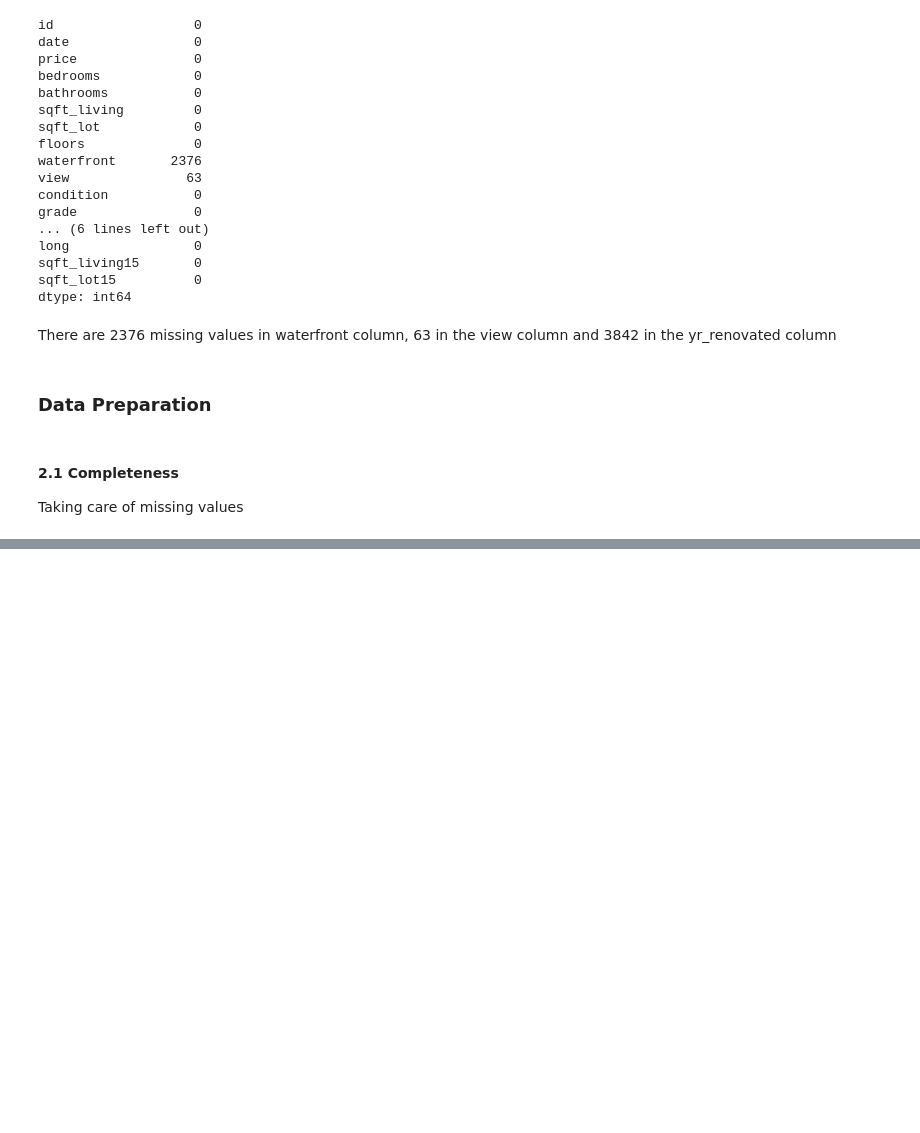
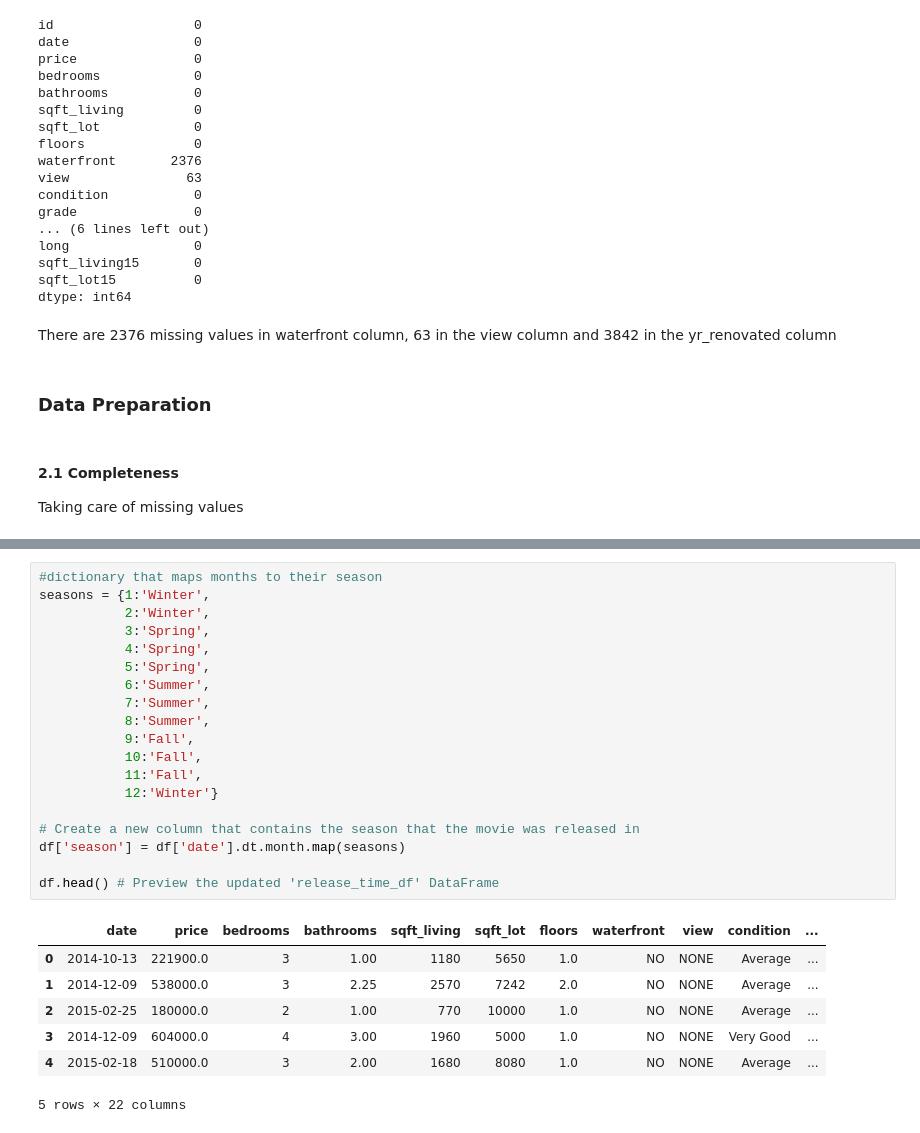
Before and after one commit to GraceAnyango/Housing-Analysis, a Jupyter notebook: KCHOUSING.ipynb, the cells around one changed output, grey strips where cells are left out. Cells and saved outputs as stored; diff of their text form; blank space fills up the shorter version.

```diff
--- a/KCHOUSING.ipynb
+++ b/KCHOUSING.ipynb
@@ -134,0 +262,27 @@ plt.show()
+# %%
+#dictionary that maps months to their season
+seasons = {1:'Winter',
+           2:'Winter',
+           3:'Spring',
+           4:'Spring',
+           5:'Spring',
+           6:'Summer',
+           7:'Summer',
+           8:'Summer',
+           9:'Fall',
+           10:'Fall',
+           11:'Fall',
+           12:'Winter'}
+
+# Create a new column that contains the season that the movie was released in
+df['season'] = df['date'].dt.month.map(seasons)
+
+df.head() # Preview the updated 'release_time_df' DataFrame
+# %% [output]
+|  | date | price | bedrooms | bathrooms | sqft_living | sqft_lot | floors | waterfront | view | condition | ... |
+| 0 | 2014-10-13 | 221900.0 | 3 | 1.00 | 1180 | 5650 | 1.0 | NO | NONE | Average | ... |
+| 1 | 2014-12-09 | 538000.0 | 3 | 2.25 | 2570 | 7242 | 2.0 | NO | NONE | Average | ... |
+| 2 | 2015-02-25 | 180000.0 | 2 | 1.00 | 770 | 10000 | 1.0 | NO | NONE | Average | ... |
+| 3 | 2014-12-09 | 604000.0 | 4 | 3.00 | 1960 | 5000 | 1.0 | NO | NONE | Very Good | ... |
+| 4 | 2015-02-18 | 510000.0 | 3 | 2.00 | 1680 | 8080 | 1.0 | NO | NONE | Average | ... |
+5 rows × 22 columns
```
Also changed, not shown: parts of 27 cells of this notebook, 1 other file.
